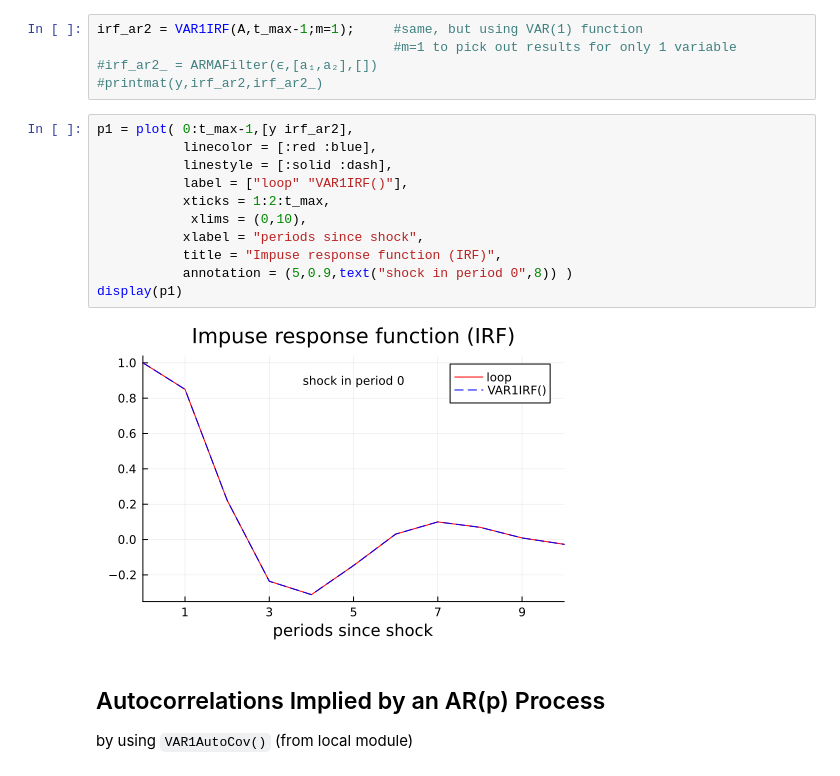
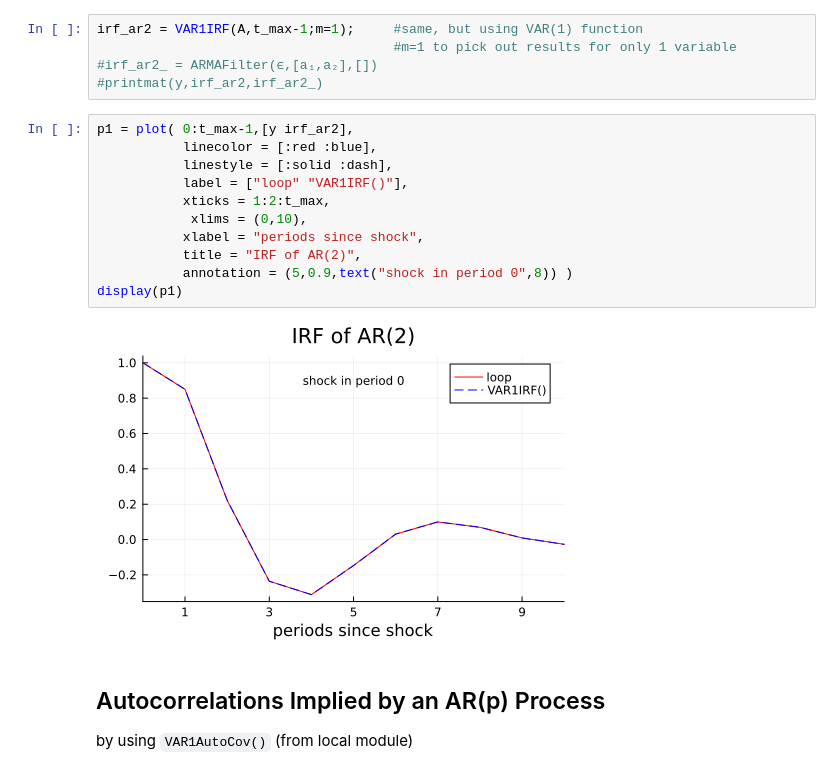
Before and after one commit to PaulSoderlind/ModernFinancialEconometrics, a Jupyter notebook: Ch15_TimeSeries.ipynb, the cells around one changed output. Saved outputs shown, nothing was run; the diff lists cells and outputs as text.

```diff
--- a/Ch15_TimeSeries.ipynb
+++ b/Ch15_TimeSeries.ipynb
@@ -254,16 +254,16 @@ irf_ar2 = VAR1IRF(A,t_max-1;m=1);     #same, but using VAR(1) function
 # %%
 p1 = plot( 0:t_max-1,[y irf_ar2],
            linecolor = [:red :blue],
            linestyle = [:solid :dash],
            label = ["loop" "VAR1IRF()"],
            xticks = 1:2:t_max,
             xlims = (0,10),
            xlabel = "periods since shock",
-           title = "Impuse response function (IRF)",
+           title = "IRF of AR(2)",
            annotation = (5,0.9,text("shock in period 0",8)) )
 display(p1)
 # %% [output]
-[figure, old version]
+[figure, new version]
 # %% [markdown]
 ## Autocorrelations Implied by an AR(p) Process
 
```
Also changed, not shown: parts of 5 cells of this notebook.
